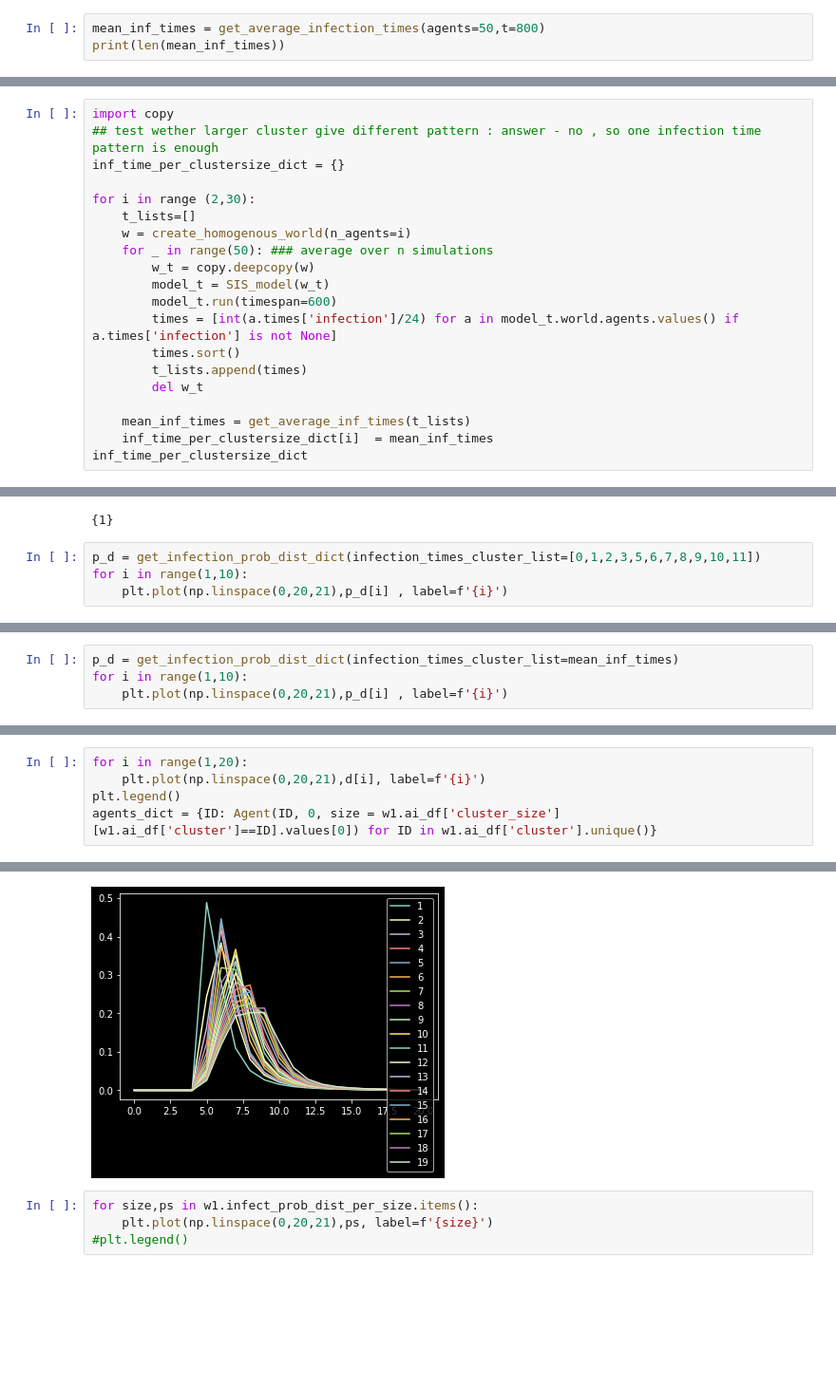
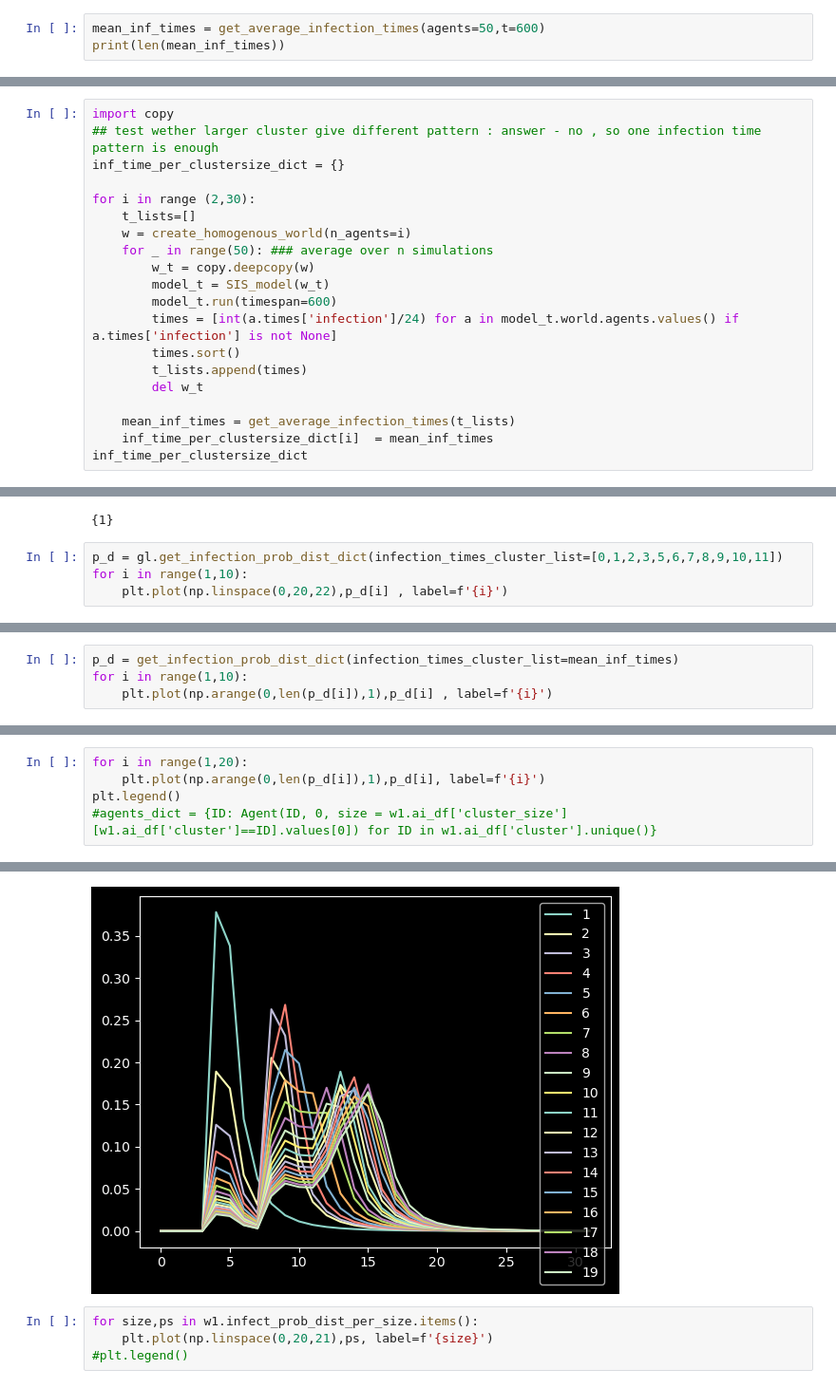
Before and after one commit to bjoernGolden/GERDA_light, a Jupyter notebook: apply_cluster_to_contacts.ipynb, the cells around one changed output, grey strips where cells are left out. Shown at 95% size. Cells and saved outputs as stored; diff of their text form; blank space fills up the shorter version.

```diff
--- a/apply_cluster_to_contacts.ipynb
+++ b/apply_cluster_to_contacts.ipynb
@@ -238,6 +240,6 @@ def get_average_infection_times(agents=12, n=50, t= 600, k_I=0.2):
     mean_inf_times = average_lists(t_lists)
     return mean_inf_times
 # %%
-mean_inf_times = get_average_infection_times(agents=50,t=800)
+mean_inf_times = get_average_infection_times(agents=50,t=600)
 print(len(mean_inf_times))
 # %% [output]
@@ -317,7 +360,7 @@ for i in range (2,30):
         t_lists.append(times)
         del w_t
 
-    mean_inf_times = get_average_inf_times(t_lists)
+    mean_inf_times = get_average_infection_times(t_lists)
     inf_time_per_clustersize_dict[i]  = mean_inf_times
 inf_time_per_clustersize_dict
 # %% [output]
@@ -366,7 +407,7 @@ INFO:root:0 infection relevant interactions out of 45 total interactions
 INFO:root:0 infection relevant interactions out of 45 total interactions
 {1}
 # %%
-p_d = get_infection_prob_dist_dict(infection_times_cluster_list=[0,1,2,3,5,6,7,8,9,10,11])
+p_d = gl.get_infection_prob_dist_dict(infection_times_cluster_list=[0,1,2,3,5,6,7,8,9,10,11])
 for i in range(1,10):
-    plt.plot(np.linspace(0,20,21),p_d[i] , label=f'{i}')
+    plt.plot(np.linspace(0,20,22),p_d[i] , label=f'{i}')
 # %% [output]
@@ -374,5 +415,5 @@ for i in range(1,10):
 # %%
 p_d = get_infection_prob_dist_dict(infection_times_cluster_list=mean_inf_times)
 for i in range(1,10):
-    plt.plot(np.linspace(0,20,21),p_d[i] , label=f'{i}')
+    plt.plot(np.arange(0,len(p_d[i]),1),p_d[i] , label=f'{i}')
 # %% [output]
@@ -380,6 +427,6 @@ for i in range(1,10):
 # %%
 for i in range(1,20):
-    plt.plot(np.linspace(0,20,21),d[i], label=f'{i}')
+    plt.plot(np.arange(0,len(p_d[i]),1),p_d[i], label=f'{i}')
 plt.legend()
-agents_dict = {ID: Agent(ID, 0, size = w1.ai_df['cluster_size'][w1.ai_df['cluster']==ID].values[0]) for ID in w1.ai_df['cluster'].unique()}
+#agents_dict = {ID: Agent(ID, 0, size = w1.ai_df['cluster_size'][w1.ai_df['cluster']==ID].values[0]) for ID in w1.ai_df['cluster'].unique()}
 # %% [output]
@@ -386,4 +434,4 @@ agents_dict = {ID: Agent(ID, 0, size = w1.ai_df['cluster_size'][w1.ai_df['cluste
-[figure, old version]
+[figure, new version]
 # %%
 for size,ps in w1.infect_prob_dist_per_size.items():
     plt.plot(np.linspace(0,20,21),ps, label=f'{size}')
```
Also changed, not shown: parts of 17 cells of this notebook, 5 other files.
